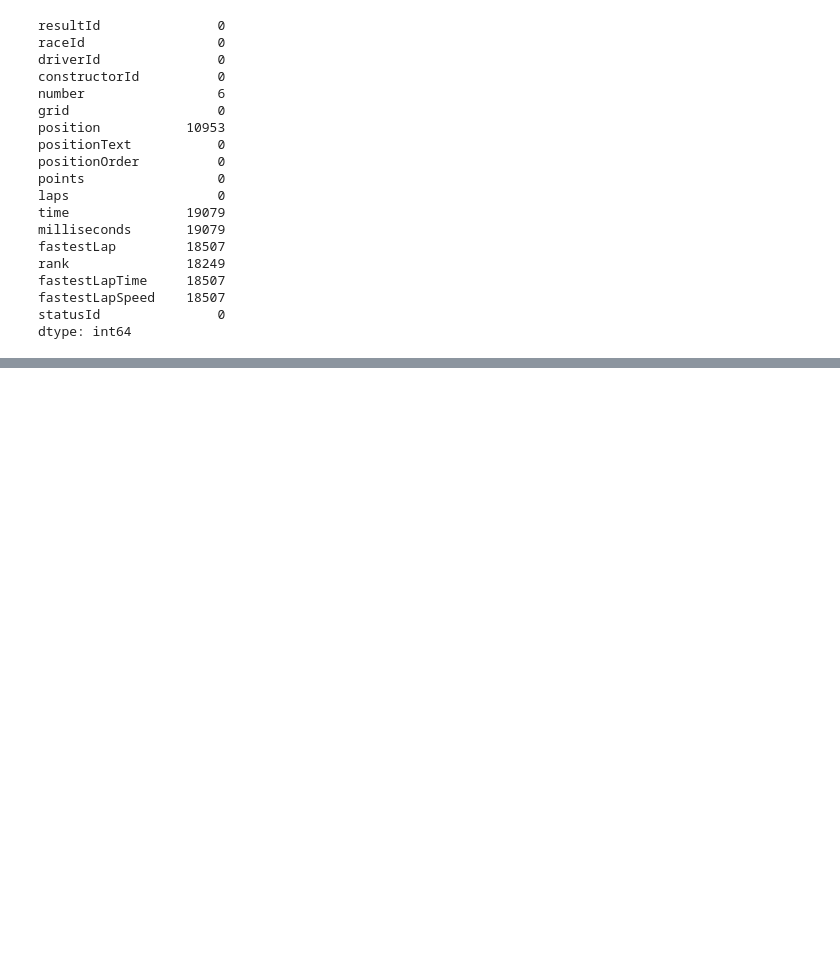
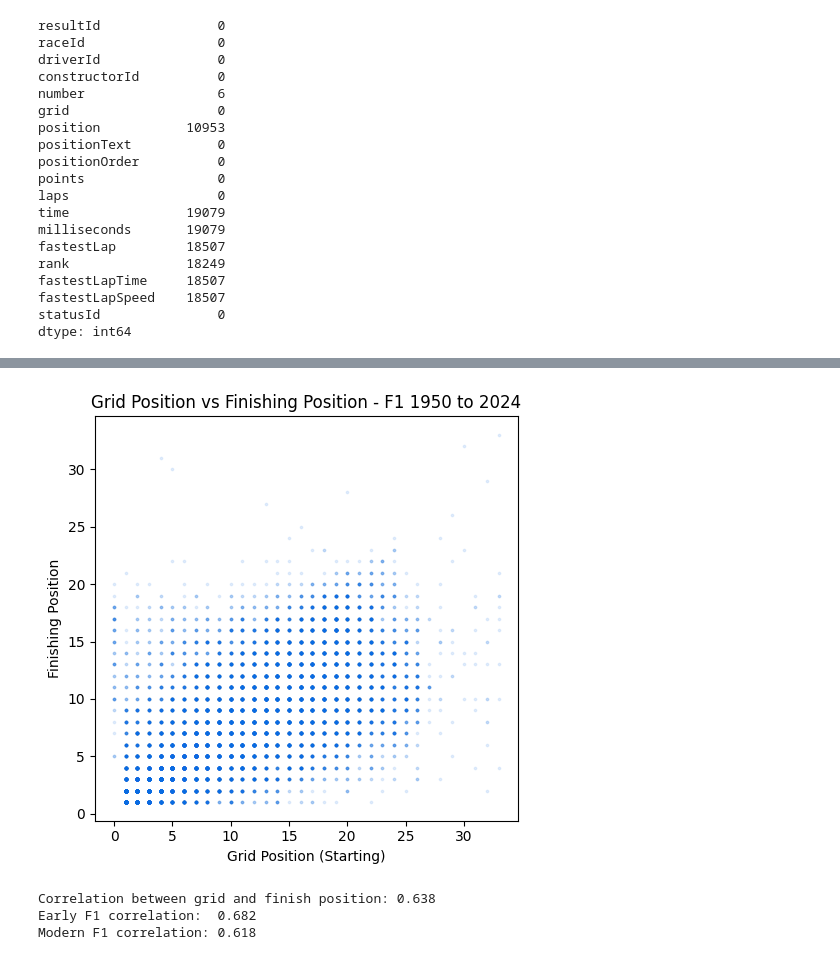
Before and after one commit to Tarun-Tom/road-to-formula, a Jupyter notebook: 01_getting_started.ipynb, the cells around one changed output, grey strips where cells are left out. Saved outputs shown, nothing was run; the diff lists cells and outputs as text; code cells hidden in the pictures; blank space fills up the shorter version.

```diff
--- a/01_getting_started.ipynb
+++ b/01_getting_started.ipynb
@@ -100,0 +156,39 @@ TypeError: unsupported operand type(s) for /: 'method' and 'int'
+# %%
+import matplotlib.pyplot as plt
+import pandas as pd
+
+finished = df[df['position'].notna()].copy()
+
+finished['grid'] = pd.to_numeric(finished['grid'], errors='coerce')
+finished['position'] = pd.to_numeric(finished['position'], errors='coerce')
+
+finished = finished.dropna(subset=['grid', 'position'])
+
+fig, ax = plt.subplots(figsize=(5, 5))
+
+ax.scatter(finished['grid'], finished['position'],
+           alpha=0.1, color="#0A6BE1", s=3)
+
+ax.set_xlabel("Grid Position (Starting)")
+ax.set_ylabel("Finishing Position")
+ax.set_title("Grid Position vs Finishing Position - F1 1950 to 2024")
+
+plt.tight_layout()
+plt.show()
+# %% [output]
+[figure, added]
+# %%
+import numpy as np
+
+corr = finished['grid'].corr(finished['position'])
+print(f"Correlation between grid and finish position: {corr:.3f}")
+
+early = finished[finished['raceId'] <= 400]
+modern = finished[finished['raceId'] > 400]
+
+print(f"Early F1 correlation:  {early['grid'].corr(early['position']):.3f}")
+print(f"Modern F1 correlation: {modern['grid'].corr(modern['position']):.3f}")
+# %% [output]
+Correlation between grid and finish position: 0.638
+Early F1 correlation:  0.682
+Modern F1 correlation: 0.618
```
Also changed, not shown: parts of 4 cells of this notebook.
